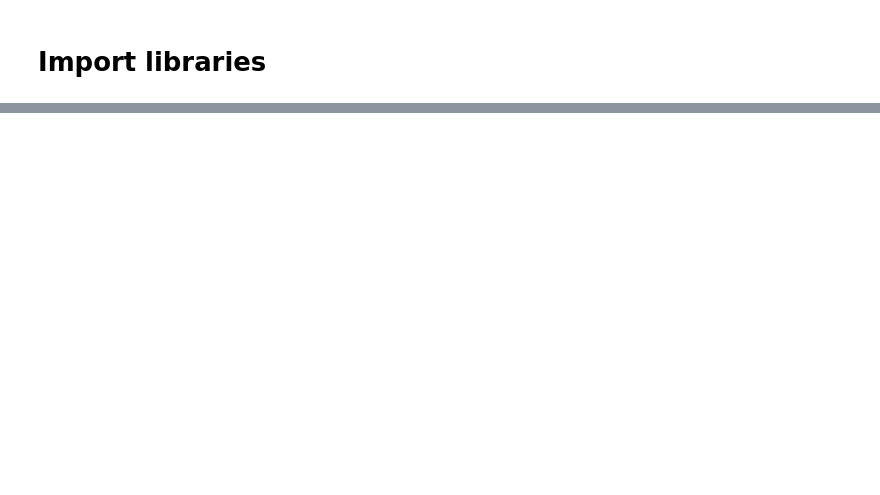
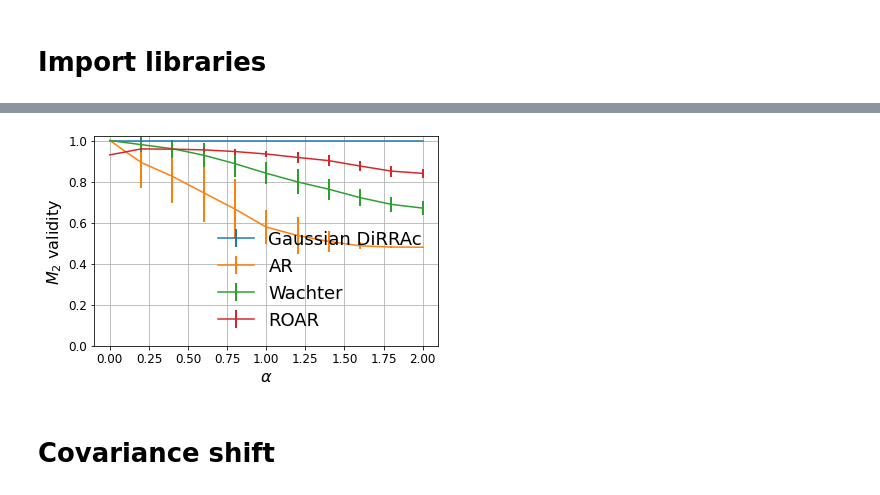
Before and after one commit to duykhuongnguyen/DiRRAc, a Jupyter notebook: figure4.ipynb, the cells around one changed output, grey strips where cells are left out. Drawn from its saved outputs; the diff is of its cells as text; code cells hidden in the pictures; blank space fills up the shorter version.

```diff
--- a/figure4.ipynb
+++ b/figure4.ipynb
@@ -124,0 +200,21 @@ logistic_plot(X_both_shifted, y_both_shifted, 'both_shift.pdf')
+# %%
+# Plot
+fig, ax = plt.subplots()
+
+ax.errorbar(alpha_l, validity_drra_gm_mean, std_drra_gm_mean, label='Gaussian DiRRAc', elinewidth=2.0)
+ax.errorbar(alpha_l, validity_ar_mean, std_ar_mean, label='AR', elinewidth=2.0)
+ax.errorbar(alpha_l, validity_wachter_mean, std_wachter_mean, label='Wachter', elinewidth=2.0)
+ax.errorbar(alpha_l, validity_roar_mean, std_roar_mean, label='ROAR', elinewidth=2.0)
+
+ax.set(xlabel='$\\alpha$', ylabel='$M_{2}$ validity')
+ax.grid()
+ax.legend(loc='lower right', frameon=False)
+plt.ylim(0, 1.02)
+plt.savefig('result/figure4/mean_shift_DiRAAc-GM.pdf', dpi=400)
+plt.tight_layout()
+
+plt.show()
+# %% [output]
+[figure, added]
+# %% [markdown]
+# Covariance shift
```
Also changed, not shown: parts of 41 cells of this notebook, 50 other files.
